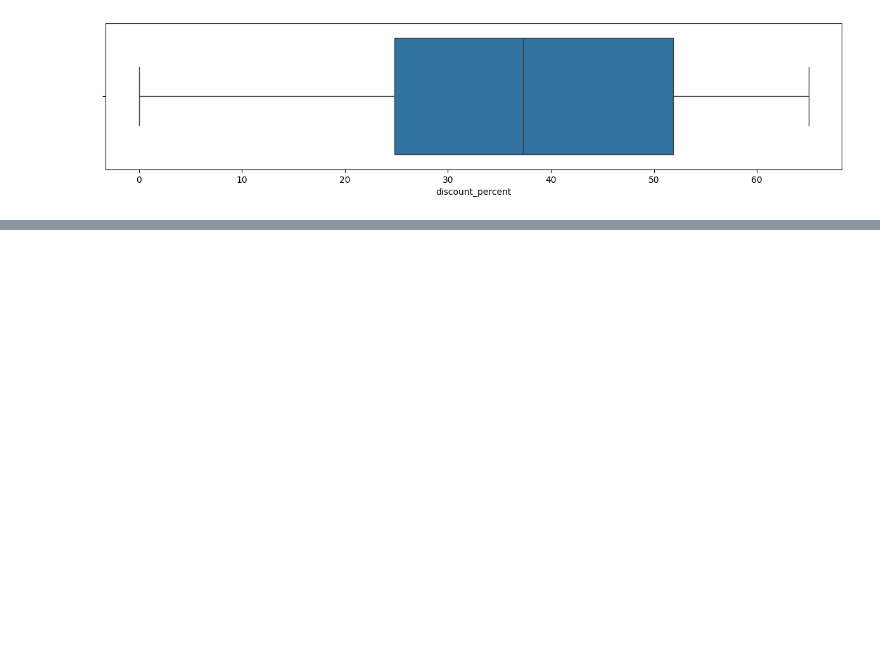
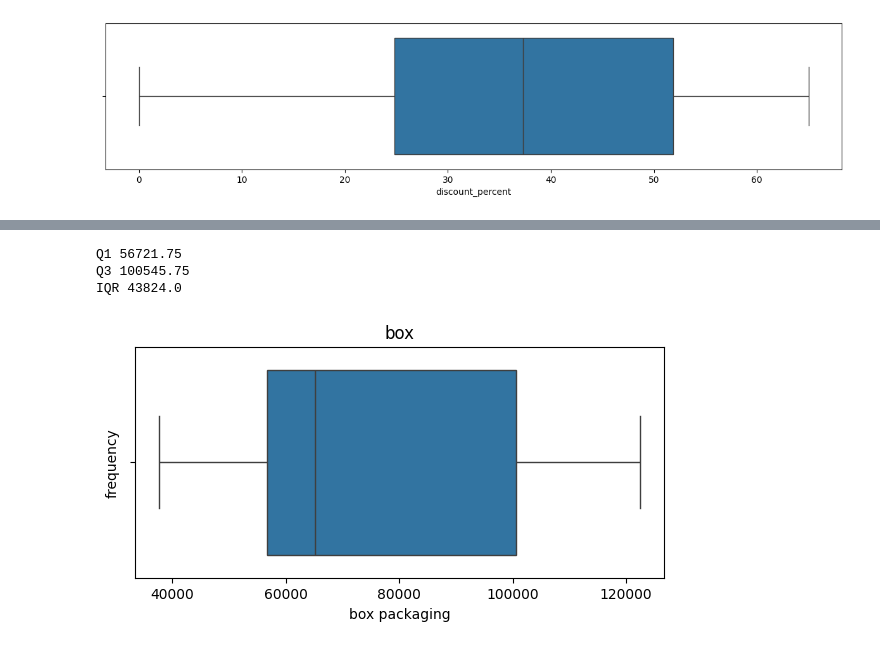
Before and after one commit to deorebhumika06/ai-projects, a Jupyter notebook: Untitled54.ipynb, the cells around one changed output, grey strips where cells are left out. Cells and saved outputs as stored; diff of their text form; code cells hidden in the pictures; blank space fills up the shorter version.

```diff
--- a/Untitled54.ipynb
+++ b/Untitled54.ipynb
@@ -405,0 +478,4 @@ plt.show()
+# %%
+import pandas as pd
+df=pd.read_csv('/content/Salary_dataset.csv')
+df
@@ -405,0 +536,24 @@ plt.show()
+# %%
+Q1=price.quantile(0.25)
+Q3=price.quantile(0.75)
+IQR=Q3-Q1
+print("Q1",Q1)
+print("Q3",Q3)
+print("IQR",IQR)
+# %% [output]
+Q1 56721.75
+Q3 100545.75
+IQR 43824.0
+# %%
+import matplotlib.pyplot as plt
+import seaborn as slt
+import pandas as pd
+plt.figure(figsize=(15,3))
+plt.subplot(1,2,1)
+slt.boxplot(x=df['Salary'])
+plt.title('box')
+plt.xlabel('box packaging')
+plt.ylabel('frequency')
+plt.show()
+# %% [output]
+[figure, added]
```
Also changed, not shown: parts of 9 cells of this notebook.
